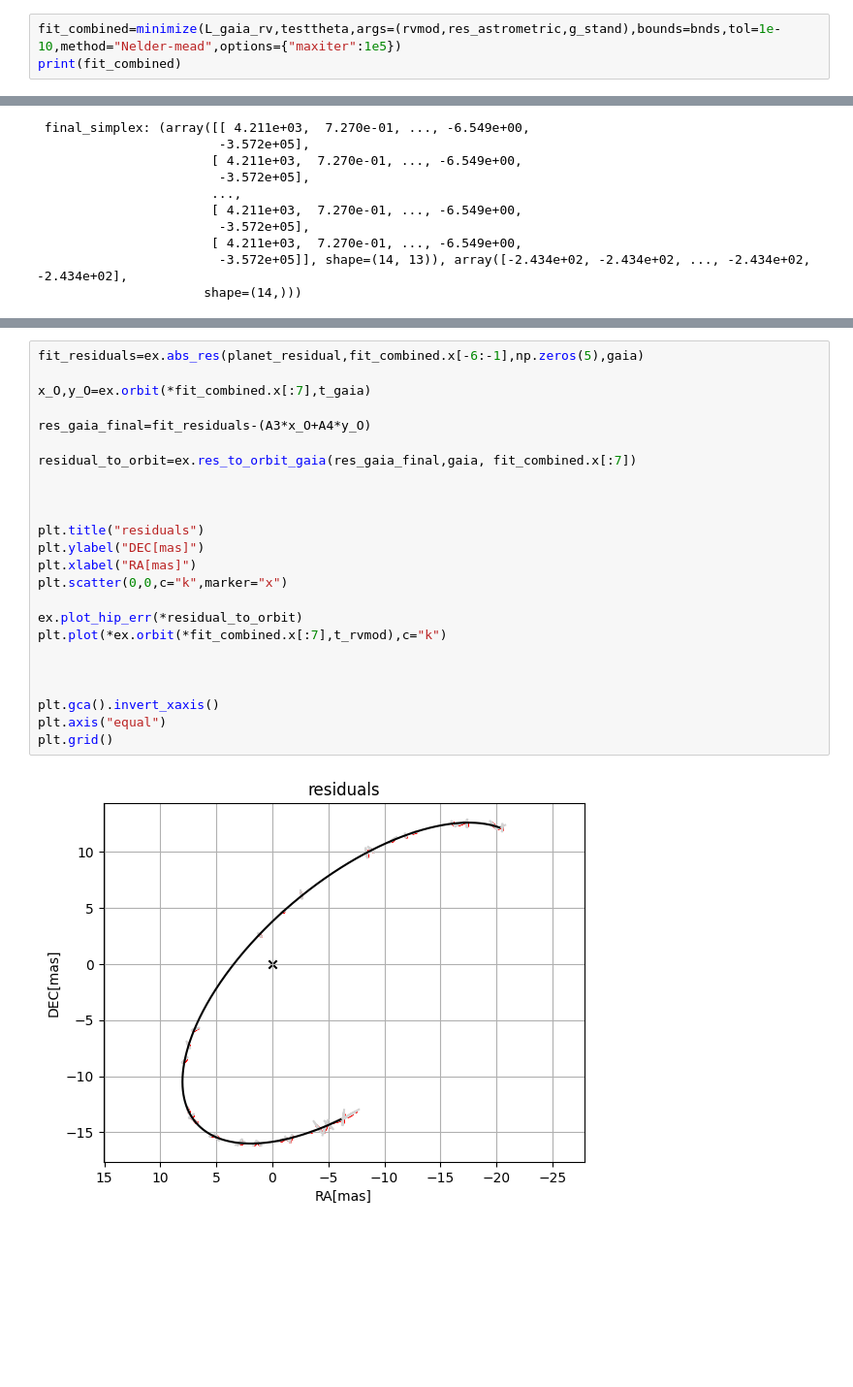
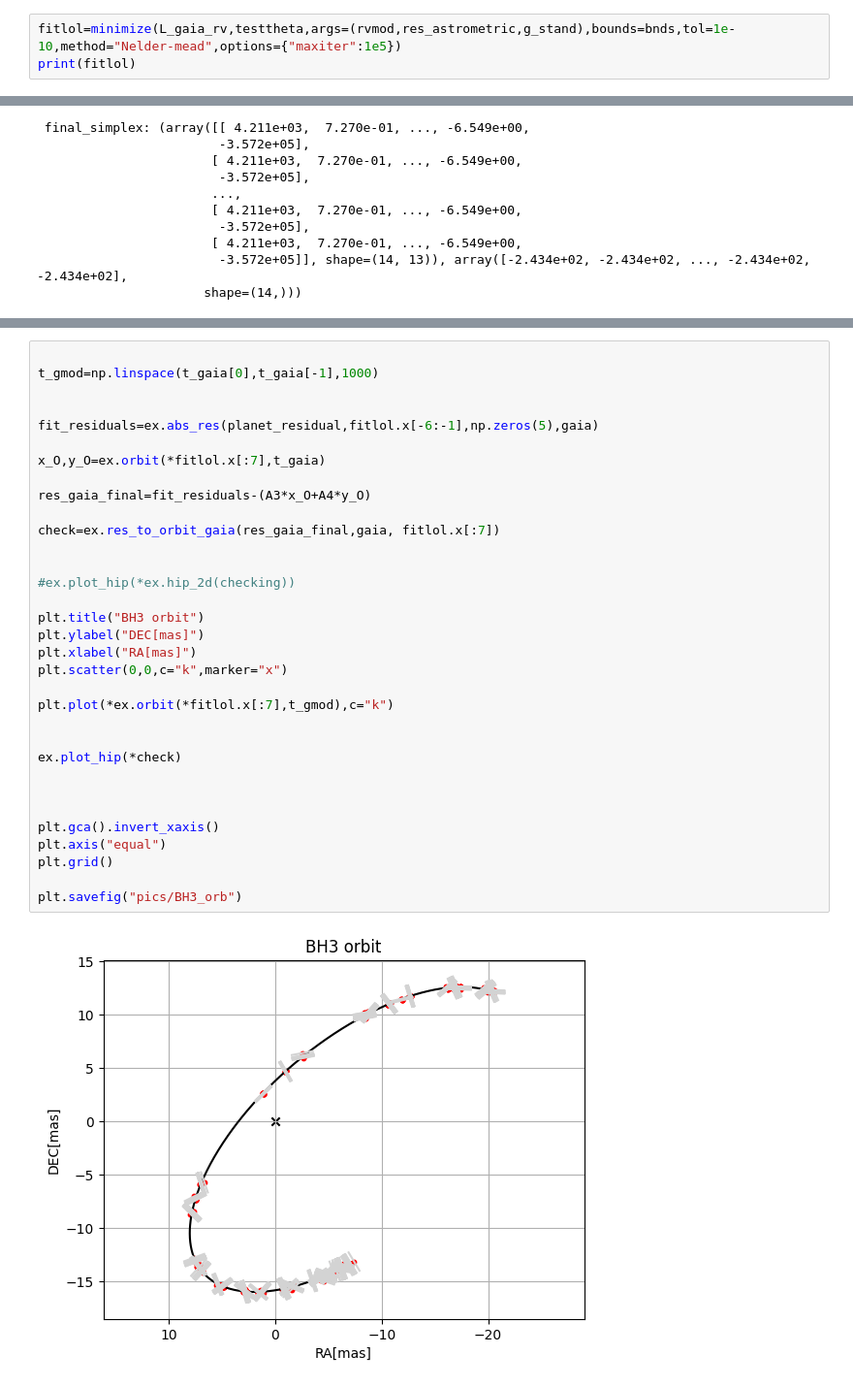
Before and after one commit to TSchiwy/ExTRA, a Jupyter notebook: gaiaBH3.ipynb, the cells around one changed output, grey strips where cells are left out. Shown at 97% size. Cells and saved outputs as stored; diff of their text form; blank space fills up the shorter version.

```diff
--- a/gaiaBH3.ipynb
+++ b/gaiaBH3.ipynb
@@ -280,8 +264,8 @@ standbnds=(-10,10),(-10,10),(-10,10),(-10,10),(-10,10)
 v0_bnds=(v0_g-1e5,v0_g+1e5),
 bnds=orbbnds+standbnds+v0_bnds
 # %%
-fit_combined=minimize(L_gaia_rv,testtheta,args=(rvmod,res_astrometric,g_stand),bounds=bnds,tol=1e-10,method="Nelder-mead",options={"maxiter":1e5})
-print(fit_combined)
+fitlol=minimize(L_gaia_rv,testtheta,args=(rvmod,res_astrometric,g_stand),bounds=bnds,tol=1e-10,method="Nelder-mead",options={"maxiter":1e5})
+print(fitlol)
 # %% [output]
        message: Optimization terminated successfully.
        success: True
@@ -323,26 +298,35 @@ plt.show()
 # %%
-fit_residuals=ex.abs_res(planet_residual,fit_combined.x[-6:-1],np.zeros(5),gaia)
 
-x_O,y_O=ex.orbit(*fit_combined.x[:7],t_gaia)
+t_gmod=np.linspace(t_gaia[0],t_gaia[-1],1000)
+
+
+fit_residuals=ex.abs_res(planet_residual,fitlol.x[-6:-1],np.zeros(5),gaia)
+
+x_O,y_O=ex.orbit(*fitlol.x[:7],t_gaia)
 
 res_gaia_final=fit_residuals-(A3*x_O+A4*y_O)
 
-residual_to_orbit=ex.res_to_orbit_gaia(res_gaia_final,gaia, fit_combined.x[:7])
+check=ex.res_to_orbit_gaia(res_gaia_final,gaia, fitlol.x[:7])
 
 
+#ex.plot_hip(*ex.hip_2d(checking))
 
-plt.title("residuals")
+plt.title("BH3 orbit")
 plt.ylabel("DEC[mas]")
 plt.xlabel("RA[mas]")
 plt.scatter(0,0,c="k",marker="x")
 
-ex.plot_hip_err(*residual_to_orbit)
-plt.plot(*ex.orbit(*fit_combined.x[:7],t_rvmod),c="k")
+plt.plot(*ex.orbit(*fitlol.x[:7],t_gmod),c="k")
+
+
+ex.plot_hip(*check)
 
 
 
 plt.gca().invert_xaxis()
 plt.axis("equal")
 plt.grid()
+
+plt.savefig("pics/BH3_orb")
 # %% [output]
-[figure, old version]
+[figure, new version]
```
Also changed, not shown: parts of 10 cells of this notebook, 3 other files.
